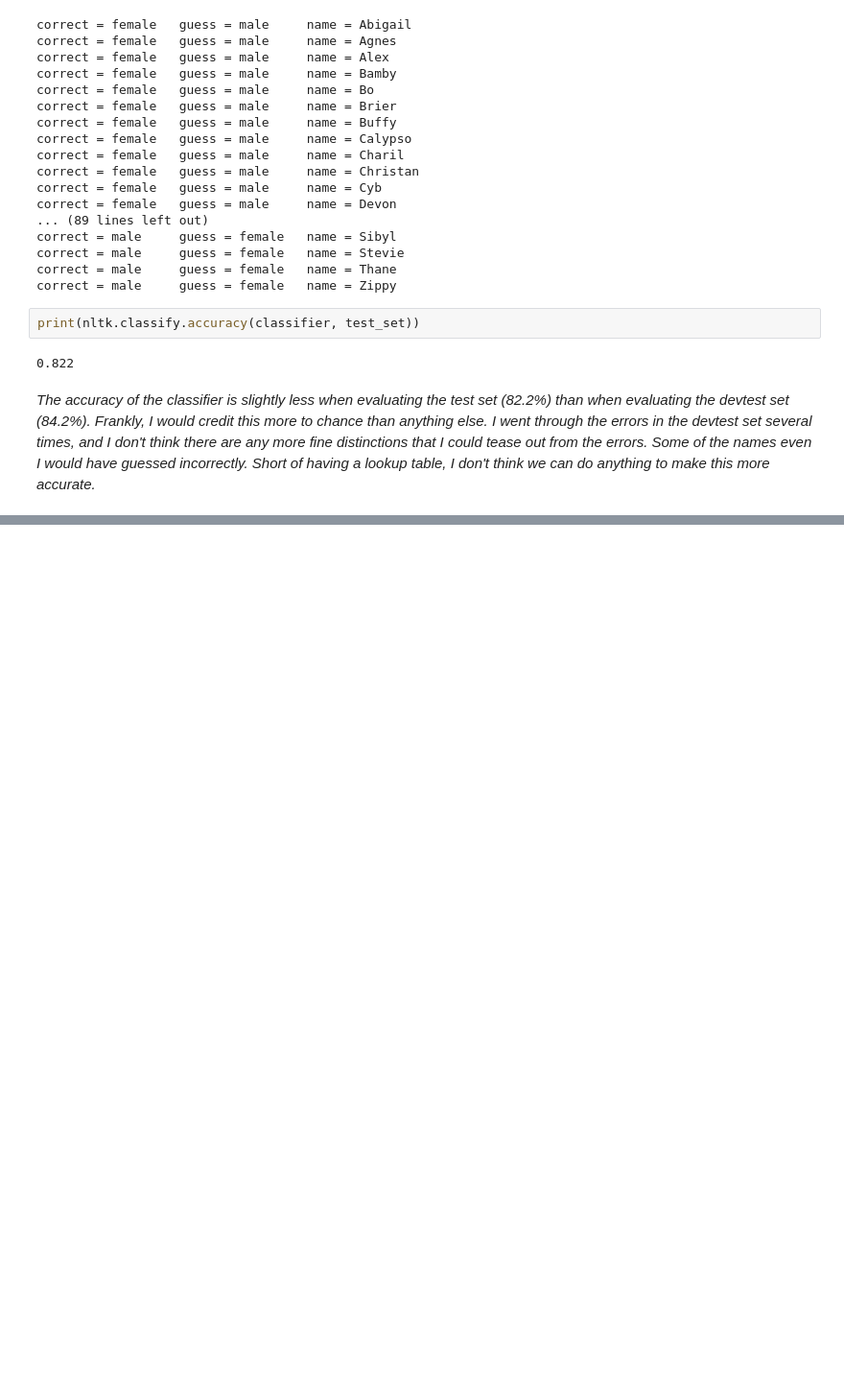
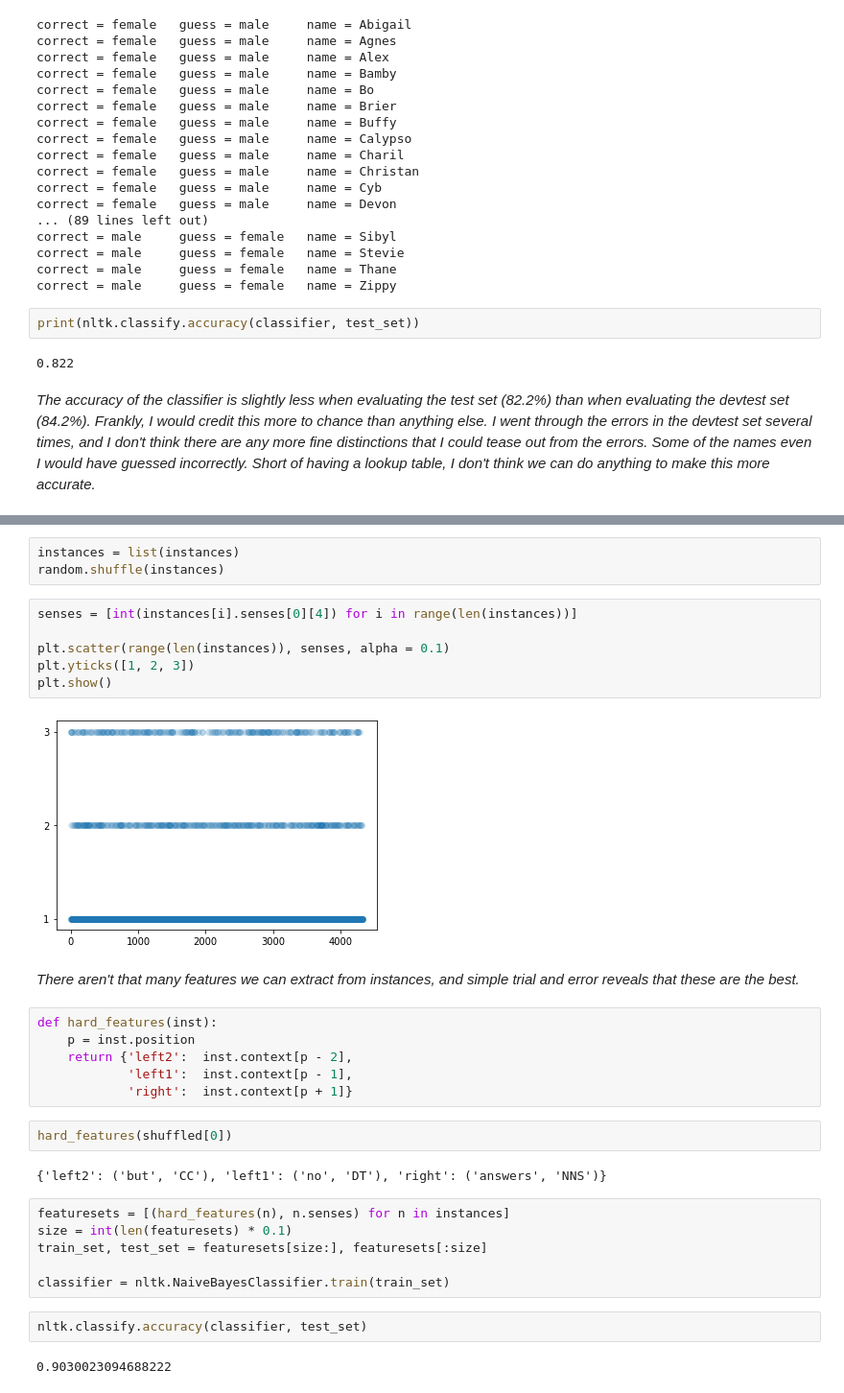
Before and after one commit to STRZGR/Natural-Language-Processing-with-Python-Analyzing-Text-with-the-Natural-Language-Toolkit, a Jupyter notebook: Chapter 06/NLTK Chapter 6 - Notes and Exercises.ipynb, the cells around one changed output, grey strips where cells are left out. Shown at 96% size. Drawn from its saved outputs; the diff is of its cells as text; blank space fills up the shorter version.

```diff
--- a/Chapter 06/NLTK Chapter 6 - Notes and Exercises.ipynb
+++ b/Chapter 06/NLTK Chapter 6 - Notes and Exercises.ipynb
@@ -1149,0 +1187,33 @@ print(nltk.classify.accuracy(classifier, test_set))
+# %%
+instances = list(instances)
+random.shuffle(instances)
+# %%
+senses = [int(instances[i].senses[0][4]) for i in range(len(instances))]
+
+plt.scatter(range(len(instances)), senses, alpha = 0.1)
+plt.yticks([1, 2, 3])
+plt.show()
+# %% [output]
+[figure, added]
+# %% [markdown]
+*There aren't that many features we can extract from instances, and simple trial and error reveals that these are the best.*
+# %%
+def hard_features(inst):
+    p = inst.position
+    return {'left2':  inst.context[p - 2],
+            'left1':  inst.context[p - 1],
+            'right':  inst.context[p + 1]}
+# %%
+hard_features(shuffled[0])
+# %% [output]
+{'left2': ('but', 'CC'), 'left1': ('no', 'DT'), 'right': ('answers', 'NNS')}
+# %%
+featuresets = [(hard_features(n), n.senses) for n in instances]
+size = int(len(featuresets) * 0.1)
+train_set, test_set = featuresets[size:], featuresets[:size]
+
+classifier = nltk.NaiveBayesClassifier.train(train_set)
+# %%
+nltk.classify.accuracy(classifier, test_set)
+# %% [output]
+0.9030023094688222
```
Also changed, not shown: parts of 54 cells of this notebook.
